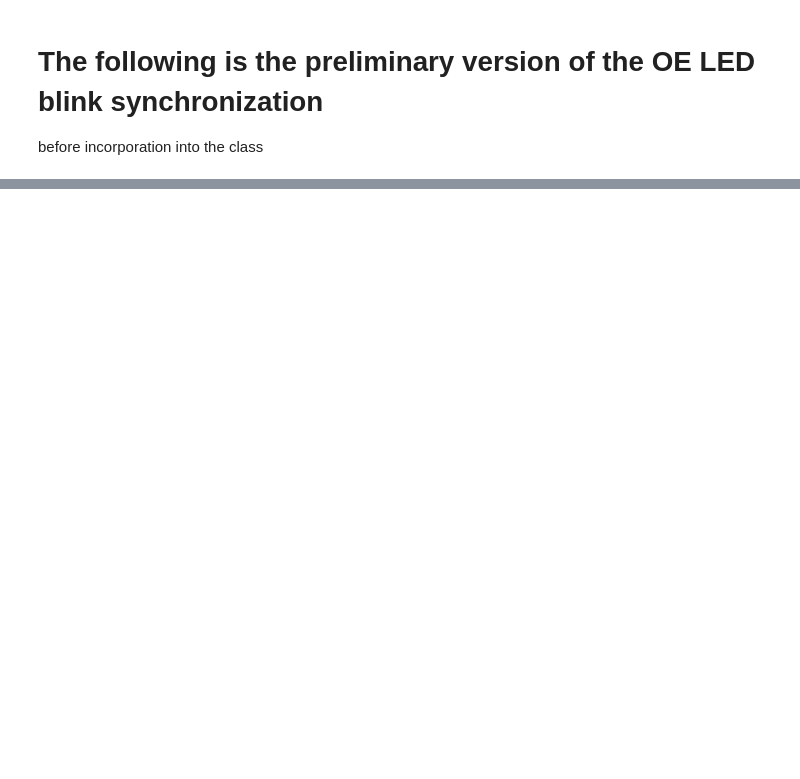
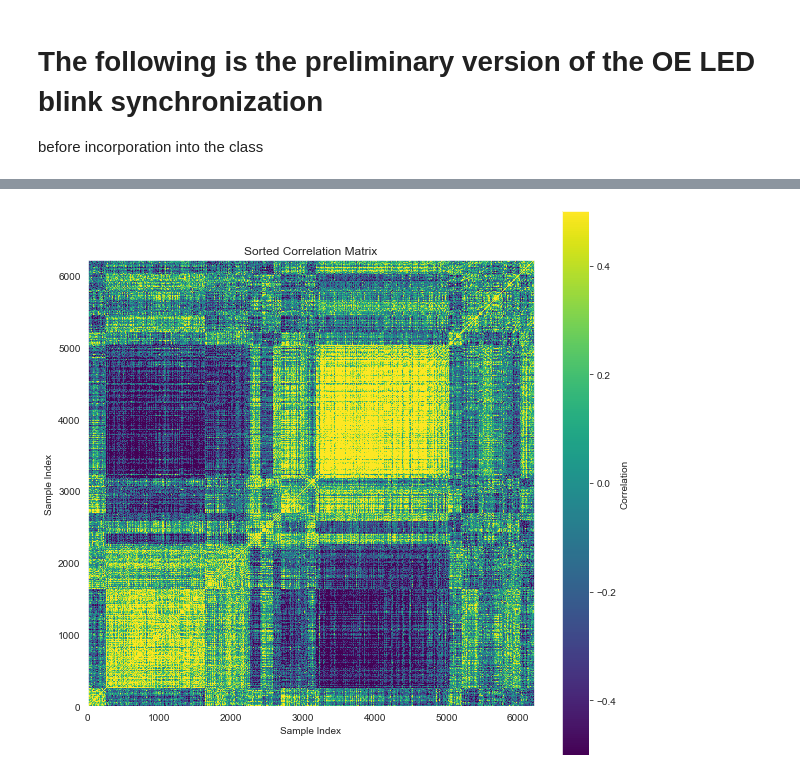
Before and after one commit to neural-electrophysiology-tool-team/Eye-Tracking-Tools, a Jupyter notebook: Block_Synchronization_pipeline_Jan24.ipynb, the cells around one changed output, grey strips where cells are left out. Cells and saved outputs as stored; diff of their text form; code cells hidden in the pictures; blank space fills up the shorter version.

```diff
--- a/Block_Synchronization_pipeline_Jan24.ipynb
+++ b/Block_Synchronization_pipeline_Jan24.ipynb
@@ -1466,0 +1908,7 @@ cv2.destroyAllWindows()
+# %%
+# average and normalize the power spectra
+avg_psd = np.mean(power_spectra, axis=0)
+std_per_f = np.std(power_spectra, axis=0)
+normalized_power_spectra = (power_spectra - avg_psd) / std_per_f
+nPSD_low = normalized_power_spectra[:,:30]
+correlation_matrix = np.corrcoef(nPSD_low) # calculate the correlation matrix
@@ -1466,0 +1929,39 @@ cv2.destroyAllWindows()
+# %%
+# cluster the correlation matrix to understand frequency bands of interest
+def cluster_correlation_matrix(correlation_matrix, num_clusters=20):
+    # Perform hierarchical clustering
+    linkage_matrix = linkage(correlation_matrix, method='average')
+
+    # Cut the dendrogram to get clusters
+    clusters = {}
+    cluster_labels = fcluster(linkage_matrix, num_clusters, criterion='maxclust')
+
+    # Group indices by cluster label
+    for i, label in enumerate(cluster_labels):
+        clusters.setdefault(f'cluster_{label}', []).append(i)
+
+    return clusters
+def sort_correlation_matrix(correlation_matrix, clusters, psd_data):
+    sorted_indices = []
+    for cluster_indices in clusters.values():
+        sorted_indices.extend(cluster_indices)
+
+    sorted_correlation_matrix = correlation_matrix[sorted_indices][:, sorted_indices]
+    sorted_psd_data = psd_data[sorted_indices, :]
+    return sorted_correlation_matrix, sorted_psd_data, sorted_indices
+clusters = cluster_correlation_matrix(correlation_matrix, num_clusters=20)
+sorted_correlation_matrix, sorted_psd, sorted_indices = sort_correlation_matrix(correlation_matrix, clusters, normalized_power_spectra)
+# %%
+# plot the sorted correlation matrix to understand if sorting worked, and identify correct clustering for further analysis
+fig = plt.figure(figsize=(10, 10))
+plt.imshow(sorted_correlation_matrix, cmap='viridis', interpolation='nearest', vmin=-0.5, vmax=0.5, origin='lower')
+plt.colorbar(label='Correlation')
+plt.title('Sorted Correlation Matrix')
+plt.xlabel('Sample Index')
+plt.ylabel('Sample Index')
+plt.grid(False)  # Turn off gridlines
+
+plt.show()
+fig.savefig(r'D:\bsa_project\correlation_matrix.pdf')
+# %% [output]
+[figure, added]
```
Also changed, not shown: parts of 109 cells of this notebook, 3 other files.
